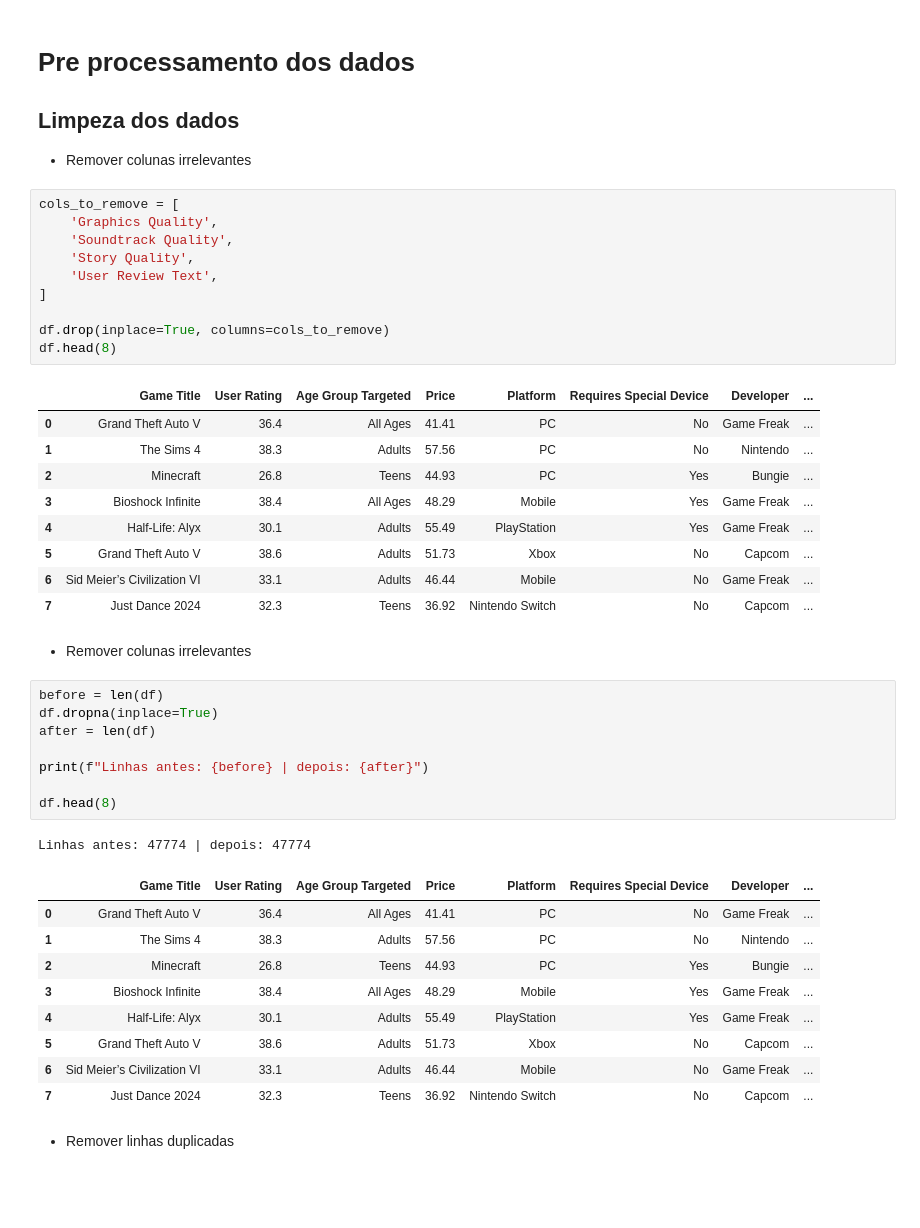
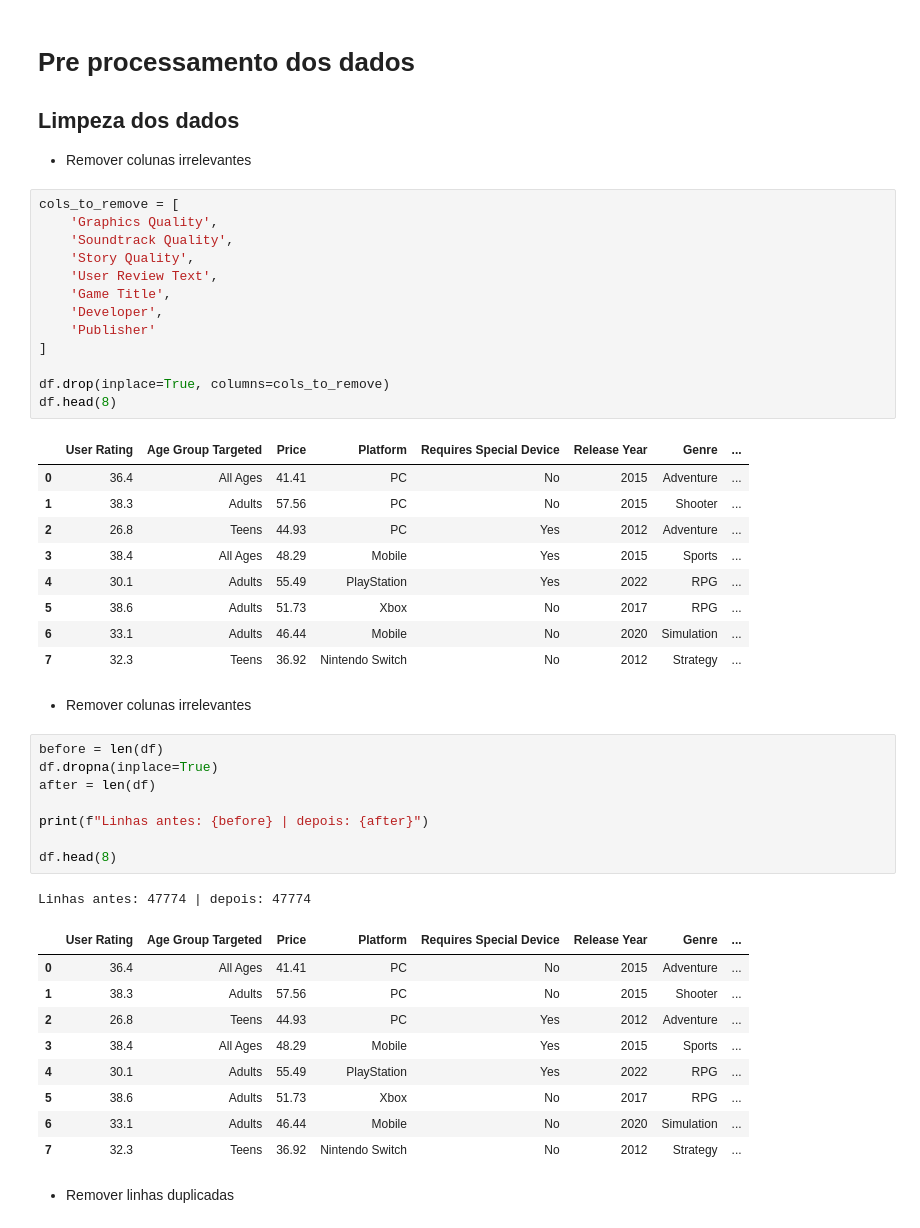
Before and after one commit to ArthurDetomi/TP1_IA, a Jupyter notebook: main.ipynb, the cells around one changed output. Cells and saved outputs as stored; diff of their text form; blank space fills up the shorter version.

```diff
--- a/main.ipynb
+++ b/main.ipynb
@@ -23,23 +25,26 @@ Index(['Game Title', 'User Rating', 'Age Group Targeted', 'Price', 'Platform',
 # %%
 cols_to_remove = [
     'Graphics Quality',
     'Soundtrack Quality',
     'Story Quality',
     'User Review Text',
+    'Game Title',
+    'Developer',
+    'Publisher'
 ]
 
 df.drop(inplace=True, columns=cols_to_remove)
 df.head(8)
 # %% [output]
-|  | Game Title | User Rating | Age Group Targeted | Price | Platform | Requires Special Device | Developer | ... |
-| 0 | Grand Theft Auto V | 36.4 | All Ages | 41.41 | PC | No | Game Freak | ... |
-| 1 | The Sims 4 | 38.3 | Adults | 57.56 | PC | No | Nintendo | ... |
-| 2 | Minecraft | 26.8 | Teens | 44.93 | PC | Yes | Bungie | ... |
-| 3 | Bioshock Infinite | 38.4 | All Ages | 48.29 | Mobile | Yes | Game Freak | ... |
-| 4 | Half-Life: Alyx | 30.1 | Adults | 55.49 | PlayStation | Yes | Game Freak | ... |
-| 5 | Grand Theft Auto V | 38.6 | Adults | 51.73 | Xbox | No | Capcom | ... |
-| 6 | Sid Meier’s Civilization VI | 33.1 | Adults | 46.44 | Mobile | No | Game Freak | ... |
-| 7 | Just Dance 2024 | 32.3 | Teens | 36.92 | Nintendo Switch | No | Capcom | ... |
+|  | User Rating | Age Group Targeted | Price | Platform | Requires Special Device | Release Year | Genre | ... |
+| 0 | 36.4 | All Ages | 41.41 | PC | No | 2015 | Adventure | ... |
+| 1 | 38.3 | Adults | 57.56 | PC | No | 2015 | Shooter | ... |
+| 2 | 26.8 | Teens | 44.93 | PC | Yes | 2012 | Adventure | ... |
+| 3 | 38.4 | All Ages | 48.29 | Mobile | Yes | 2015 | Sports | ... |
+| 4 | 30.1 | Adults | 55.49 | PlayStation | Yes | 2022 | RPG | ... |
+| 5 | 38.6 | Adults | 51.73 | Xbox | No | 2017 | RPG | ... |
+| 6 | 33.1 | Adults | 46.44 | Mobile | No | 2020 | Simulation | ... |
+| 7 | 32.3 | Teens | 36.92 | Nintendo Switch | No | 2012 | Strategy | ... |
 # %% [markdown]
 - Remover colunas irrelevantes
 # %%
@@ -52,15 +57,15 @@ print(f"Linhas antes: {before} | depois: {after}")
 df.head(8)
 # %% [output]
 Linhas antes: 47774 | depois: 47774
-|  | Game Title | User Rating | Age Group Targeted | Price | Platform | Requires Special Device | Developer | ... |
-| 0 | Grand Theft Auto V | 36.4 | All Ages | 41.41 | PC | No | Game Freak | ... |
-| 1 | The Sims 4 | 38.3 | Adults | 57.56 | PC | No | Nintendo | ... |
-| 2 | Minecraft | 26.8 | Teens | 44.93 | PC | Yes | Bungie | ... |
-| 3 | Bioshock Infinite | 38.4 | All Ages | 48.29 | Mobile | Yes | Game Freak | ... |
-| 4 | Half-Life: Alyx | 30.1 | Adults | 55.49 | PlayStation | Yes | Game Freak | ... |
-| 5 | Grand Theft Auto V | 38.6 | Adults | 51.73 | Xbox | No | Capcom | ... |
-| 6 | Sid Meier’s Civilization VI | 33.1 | Adults | 46.44 | Mobile | No | Game Freak | ... |
-| 7 | Just Dance 2024 | 32.3 | Teens | 36.92 | Nintendo Switch | No | Capcom | ... |
+|  | User Rating | Age Group Targeted | Price | Platform | Requires Special Device | Release Year | Genre | ... |
+| 0 | 36.4 | All Ages | 41.41 | PC | No | 2015 | Adventure | ... |
+| 1 | 38.3 | Adults | 57.56 | PC | No | 2015 | Shooter | ... |
+| 2 | 26.8 | Teens | 44.93 | PC | Yes | 2012 | Adventure | ... |
+| 3 | 38.4 | All Ages | 48.29 | Mobile | Yes | 2015 | Sports | ... |
+| 4 | 30.1 | Adults | 55.49 | PlayStation | Yes | 2022 | RPG | ... |
+| 5 | 38.6 | Adults | 51.73 | Xbox | No | 2017 | RPG | ... |
+| 6 | 33.1 | Adults | 46.44 | Mobile | No | 2020 | Simulation | ... |
+| 7 | 32.3 | Teens | 36.92 | Nintendo Switch | No | 2012 | Strategy | ... |
 # %% [markdown]
 - Remover linhas duplicadas
 # %%
```
Also changed, not shown: parts of 6 cells of this notebook.
